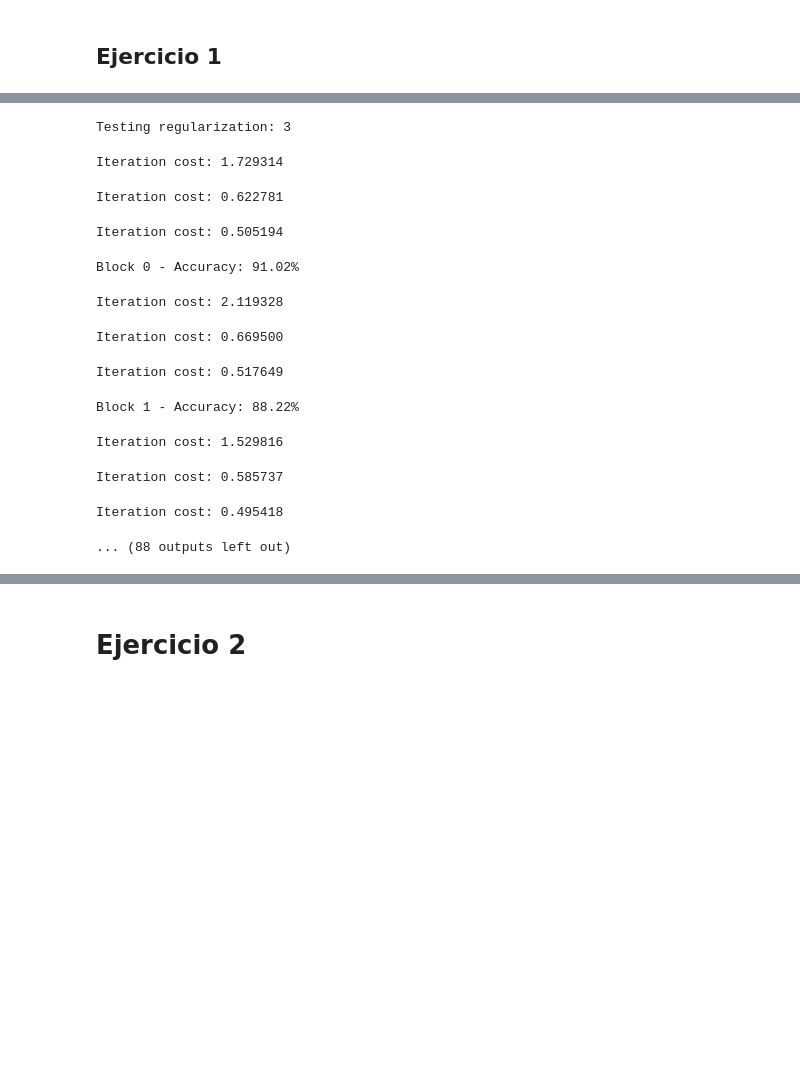
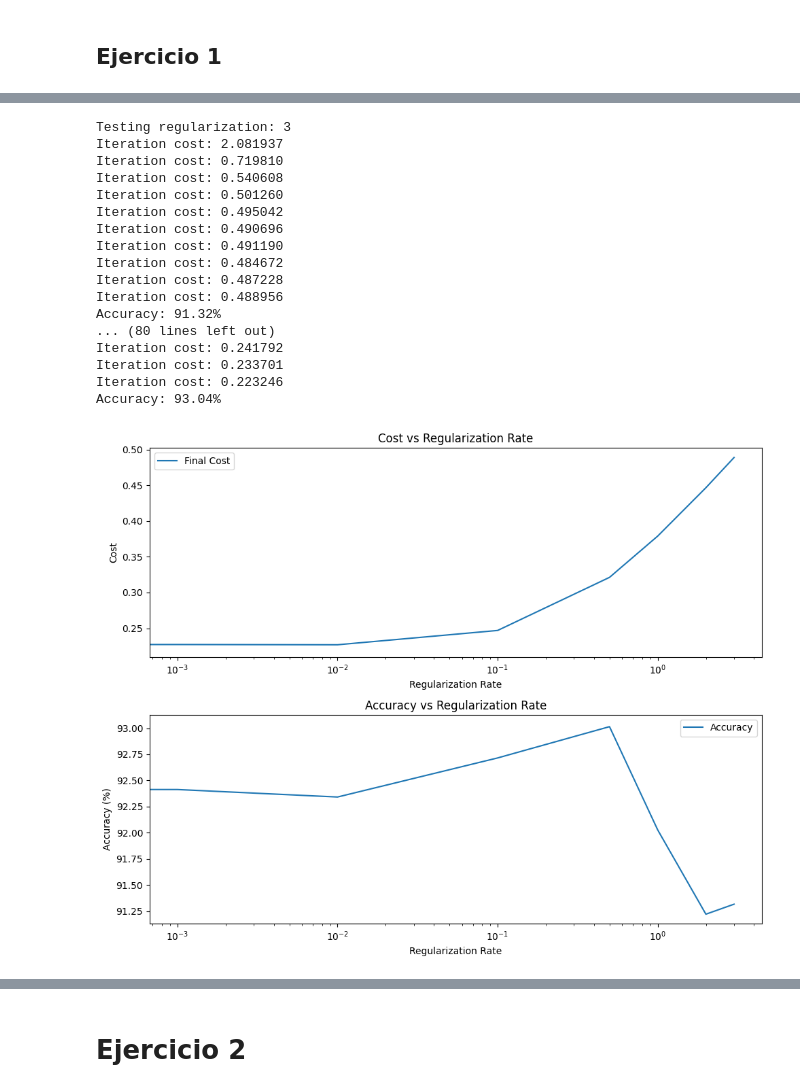
Before and after one commit to Jarturog/spark-botnet-classifier, a Jupyter notebook: Parte 3.ipynb, the cells around one changed output, grey strips where cells are left out. Drawn from its saved outputs; the diff is of its cells as text; code cells hidden in the pictures; blank space fills up the shorter version.

```diff
--- a/Parte 3.ipynb
+++ b/Parte 3.ipynb
@@ -468,21 +501,26 @@ Iteration cost: 0.215649
 # %%
-reg_regressor = Regressor(iterations=3, learning_rate=1.5, lambda_reg=None, print_cost=True, cache_config=no_cache_config)
+reg_regressor = Regressor(iterations=10, learning_rate=1.5, lambda_reg=None, print_cost=True, cache_config=no_cache_config)
 
 hyper_search_reg = HyperparameterSearch(learningRates, regularizaciones)
-hyper_search_reg.run_reg_search(reg_regressor, path, num_blocks_cv)
+hyper_search_reg.run_reg_search(reg_regressor, path)
 hyper_search_reg.plot_reg_results()
 # %% [output]
 Testing regularization: 3
+Iteration cost: 2.081937
+Iteration cost: 0.719810
+Iteration cost: 0.540608
+Iteration cost: 0.501260
+Iteration cost: 0.495042
+Iteration cost: 0.490696
+Iteration cost: 0.491190
+Iteration cost: 0.484672
+Iteration cost: 0.487228
+Iteration cost: 0.488956
+Accuracy: 91.32%
+... (80 lines left out)
+Iteration cost: 0.241792
+Iteration cost: 0.233701
+Iteration cost: 0.223246
+Accuracy: 93.04%
-Iteration cost: 1.729314
-Iteration cost: 0.622781
-Iteration cost: 0.505194
-Block 0 - Accuracy: 91.02%
-Iteration cost: 2.119328
-Iteration cost: 0.669500
-Iteration cost: 0.517649
-Block 1 - Accuracy: 88.22%
-Iteration cost: 1.529816
-Iteration cost: 0.585737
-Iteration cost: 0.495418
-... (88 outputs left out)
+[figure, added]
 # %%
```
Also changed, not shown: parts of 15 cells of this notebook.
